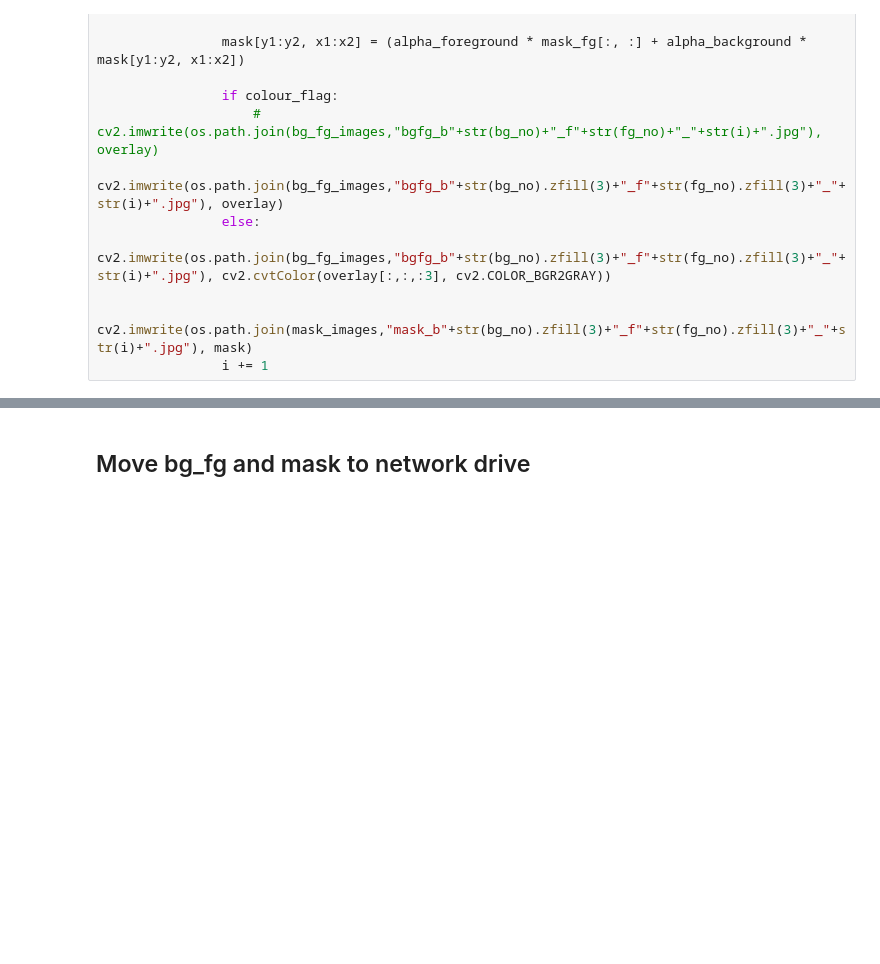
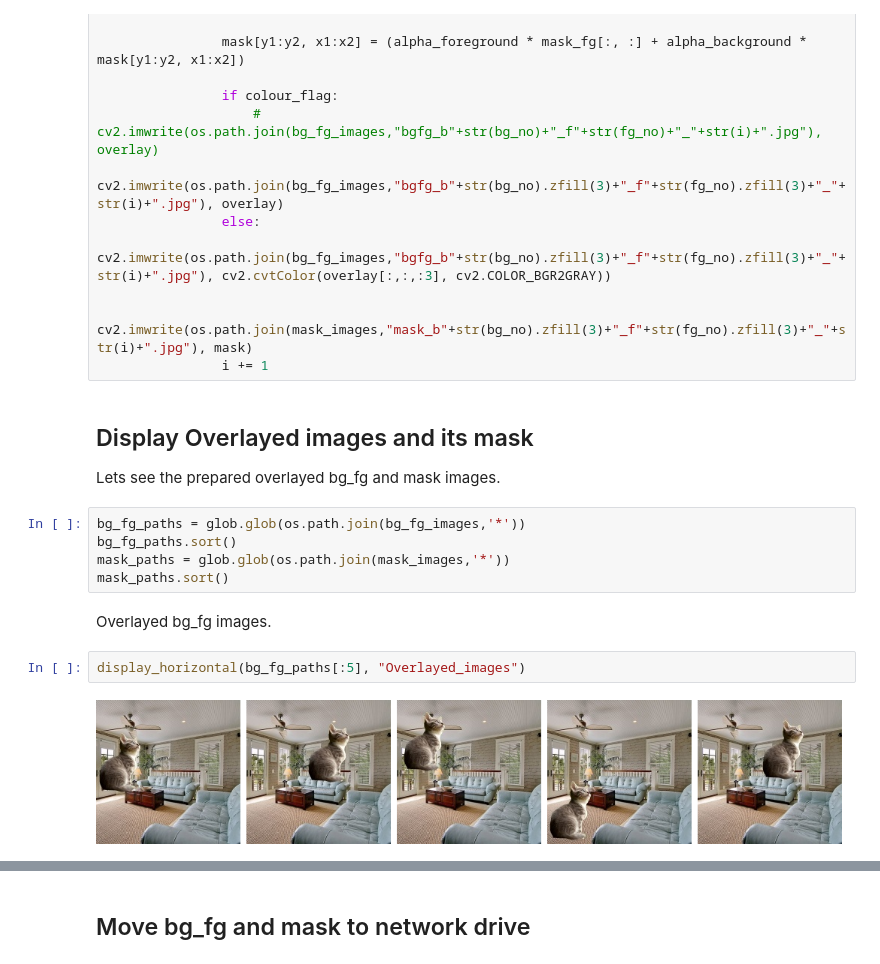
Before and after one commit to Shashank-Holla/TSAI-EVA4, a Jupyter notebook: Session14_RCNN&DenseDepth/dataCreation_bg_fg_mask_depth.ipynb, the cells around one changed output, grey strips where cells are left out. Saved outputs shown, nothing was run; the diff lists cells and outputs as text; blank space fills up the shorter version.

```diff
--- a/Session14_RCNN&DenseDepth/dataCreation_bg_fg_mask_depth.ipynb
+++ b/Session14_RCNN&DenseDepth/dataCreation_bg_fg_mask_depth.ipynb
@@ -234,3 +241,18 @@ for bg_no, bg_path in tqdm(enumerate(bg_paths, 1), total = len(bg_paths), desc =
 
                 cv2.imwrite(os.path.join(mask_images,"mask_b"+str(bg_no).zfill(3)+"_f"+str(fg_no).zfill(3)+"_"+str(i)+".jpg"), mask)
                 i += 1
+# %% [markdown]
+## Display Overlayed images and its mask
+
+Lets see the prepared overlayed bg_fg and mask images.
+# %%
+bg_fg_paths = glob.glob(os.path.join(bg_fg_images,'*'))
+bg_fg_paths.sort()
+mask_paths = glob.glob(os.path.join(mask_images,'*'))
+mask_paths.sort()
+# %% [markdown]
+Overlayed bg_fg images.
+# %%
+display_horizontal(bg_fg_paths[:5], "Overlayed_images")
+# %% [output]
+[figure, added]
```
Also changed, not shown: parts of 60 cells of this notebook.
